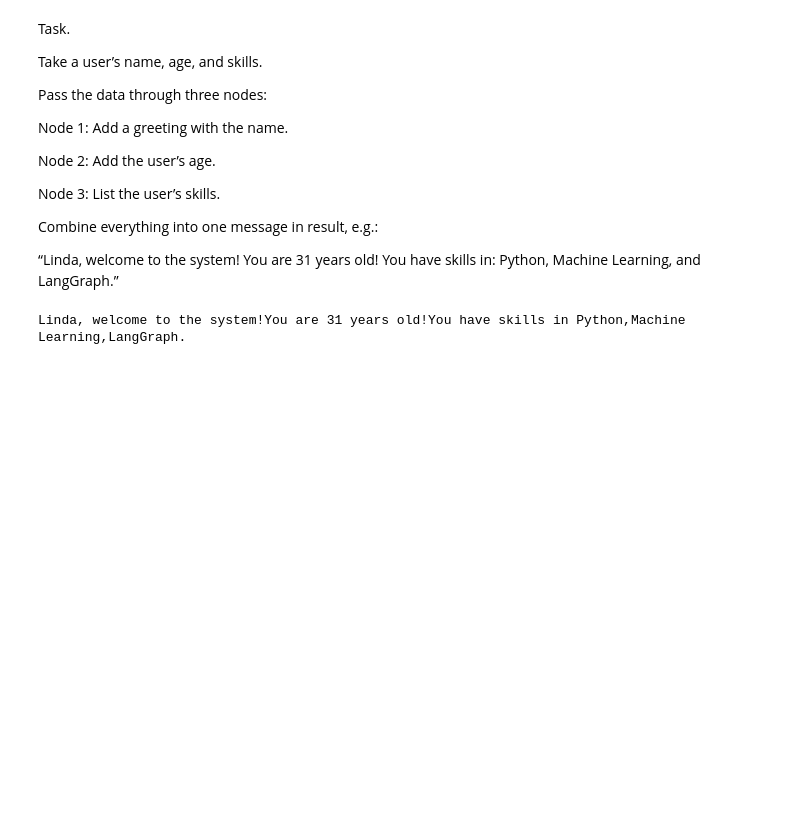
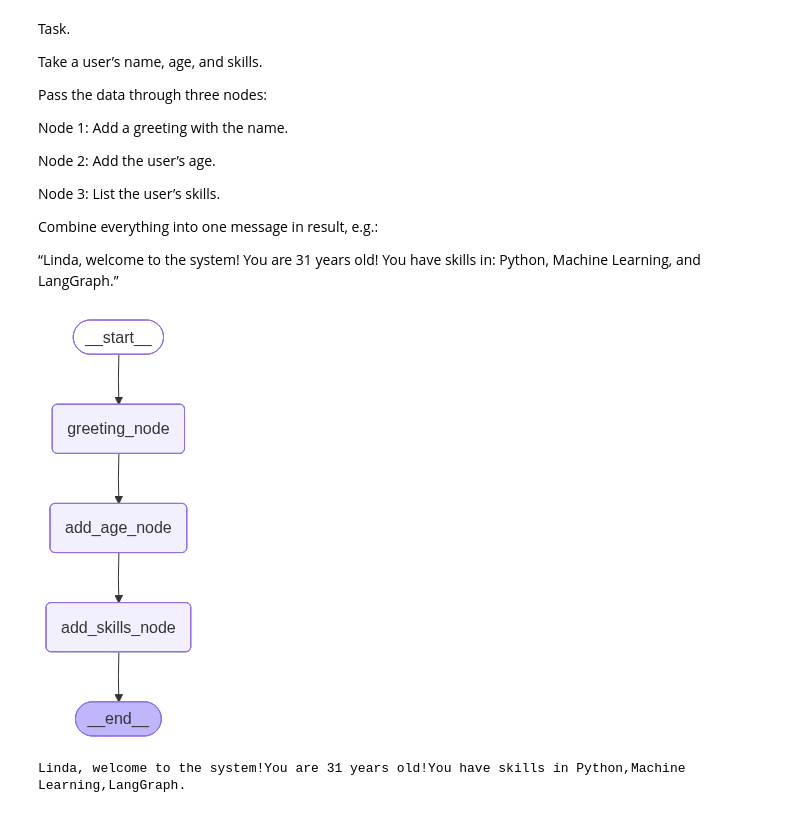
Before and after one commit to pro8mari/code-practice, a Jupyter notebook: LangGraph_Sequential_Agent.ipynb, the cells around one changed output. Cells and saved outputs as stored; diff of their text form; code cells hidden in the pictures; blank space fills up the shorter version.

```diff
--- a/LangGraph_Sequential_Agent.ipynb
+++ b/LangGraph_Sequential_Agent.ipynb
@@ -103,6 +103,11 @@ graph.add_edge('add_age_node','add_skills_node')
 graph.set_finish_point('add_skills_node')
 
 app = graph.compile()
+# %%
+from IPython.display import Image,display
+display(Image(app.get_graph().draw_mermaid_png()))
+# %% [output]
+[figure, added]
 # %%
 result = app.invoke({
     "name": "Linda",
```
